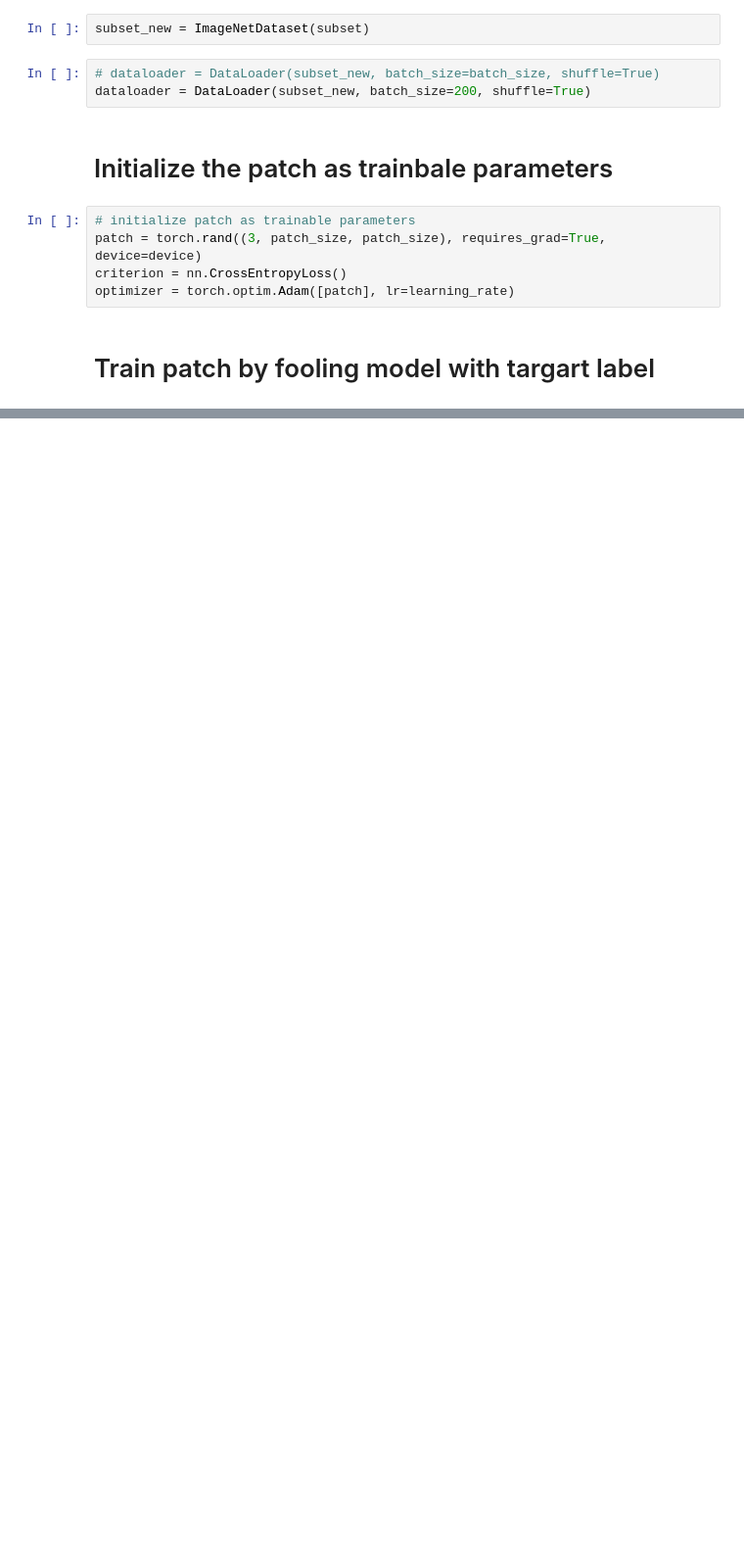
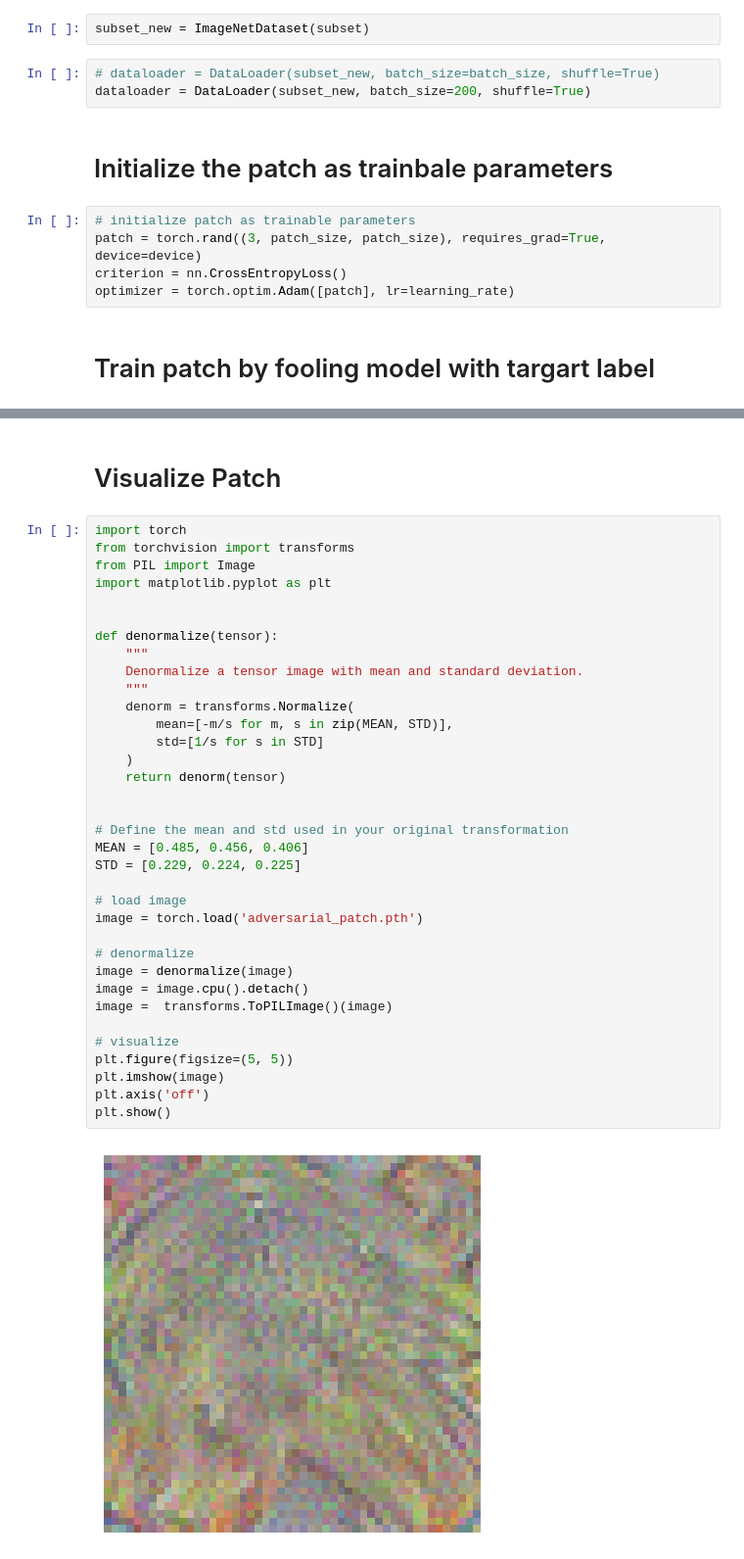
Before and after one commit to h0ngxuanli/AIPI590-XAI, a Jupyter notebook: assignment1/adversarial_patch.ipynb, the cells around one changed output, grey strips where cells are left out. Shown: that part at 98% size. Saved outputs shown, nothing was run; the diff lists cells and outputs as text; blank space fills up the shorter version.

```diff
--- a/assignment1/adversarial_patch.ipynb
+++ b/assignment1/adversarial_patch.ipynb
@@ -245,0 +238,39 @@ Epoch [8/10], Loss: 0.7299
+# %% [markdown]
+# Visualize Patch
+# %%
+import torch
+from torchvision import transforms
+from PIL import Image
+import matplotlib.pyplot as plt
+
+
+def denormalize(tensor):
+    """
+    Denormalize a tensor image with mean and standard deviation.
+    """
+    denorm = transforms.Normalize(
+        mean=[-m/s for m, s in zip(MEAN, STD)],
+        std=[1/s for s in STD]
+    )
+    return denorm(tensor)
+
+
+# Define the mean and std used in your original transformation
+MEAN = [0.485, 0.456, 0.406]
+STD = [0.229, 0.224, 0.225]
+
+# load image
+image = torch.load('adversarial_patch.pth')
+
+# denormalize
+image = denormalize(image)
+image = image.cpu().detach()
+image =  transforms.ToPILImage()(image)
+
+# visualize
+plt.figure(figsize=(5, 5))
+plt.imshow(image)
+plt.axis('off')
+plt.show()
+# %% [output]
+[figure, added]
```
Also changed, not shown: parts of 6 cells of this notebook, 2 other files.
